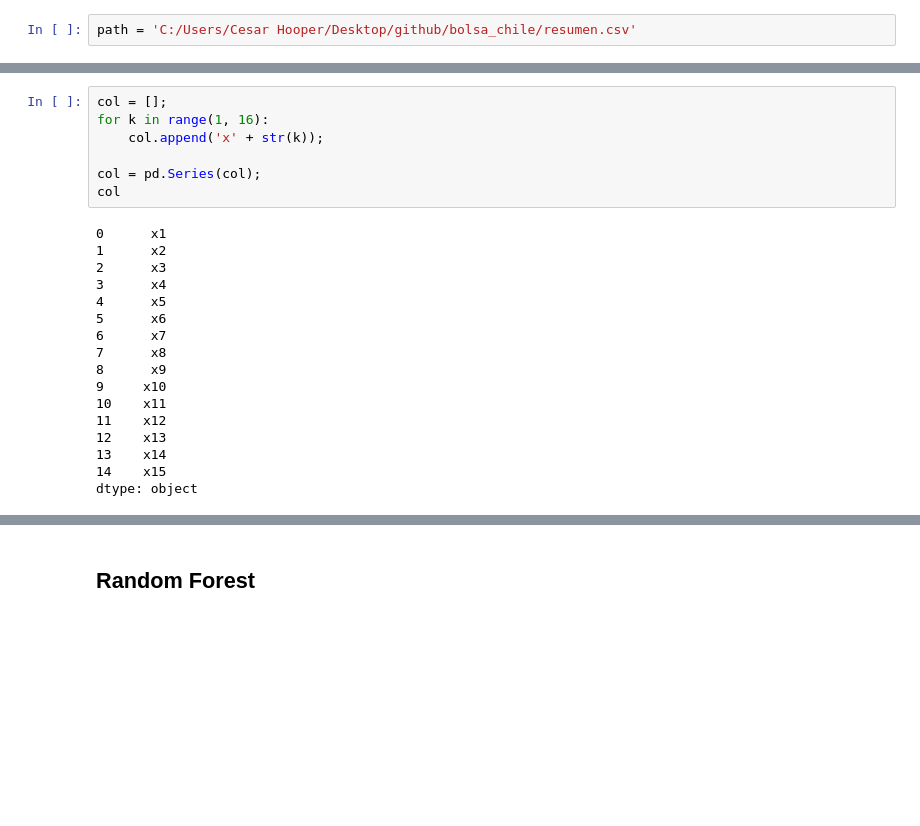
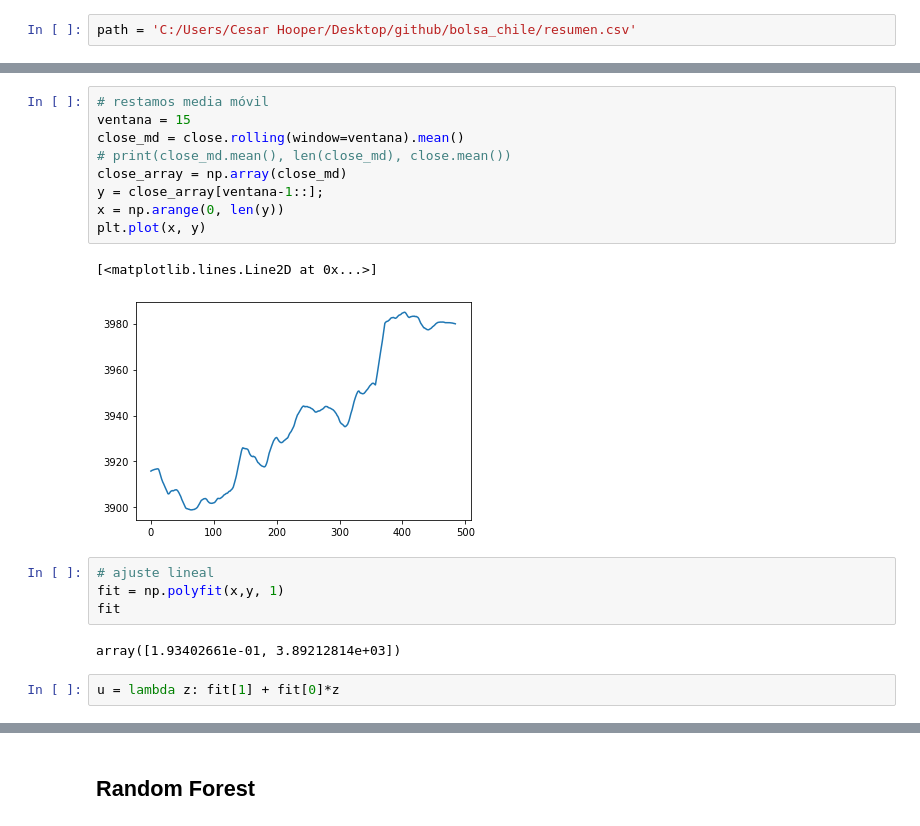
Before and after one commit to hoopercesar/Machine-Learning-Projects, a Jupyter notebook: proyecto_marcelo.ipynb, the cells around one changed output, grey strips where cells are left out. Drawn from its saved outputs; the diff is of its cells as text; blank space fills up the shorter version.

```diff
--- a/proyecto_marcelo.ipynb
+++ b/proyecto_marcelo.ipynb
@@ -77,24 +66,20 @@ memory usage: 69.5+ KB
 # %%
-col = [];
-for k in range(1, 16):
-    col.append('x' + str(k));
-
-col = pd.Series(col);
-col
+# restamos media móvil
+ventana = 15
+close_md = close.rolling(window=ventana).mean()
+# print(close_md.mean(), len(close_md), close.mean())
+close_array = np.array(close_md)
+y = close_array[ventana-1::];
+x = np.arange(0, len(y))
+plt.plot(x, y)
 # %% [output]
-0      x1
-1      x2
-2      x3
-3      x4
-4      x5
-5      x6
-6      x7
-7      x8
-8      x9
-9     x10
-10    x11
-11    x12
-12    x13
-13    x14
-14    x15
-dtype: object
+[<matplotlib.lines.Line2D at 0x...>]
+[figure, added]
+# %%
+# ajuste lineal
+fit = np.polyfit(x,y, 1)
+fit
+# %% [output]
+array([1.93402661e-01, 3.89212814e+03])
+# %%
+u = lambda z: fit[1] + fit[0]*z
```
Also changed, not shown: parts of 21 cells of this notebook.
